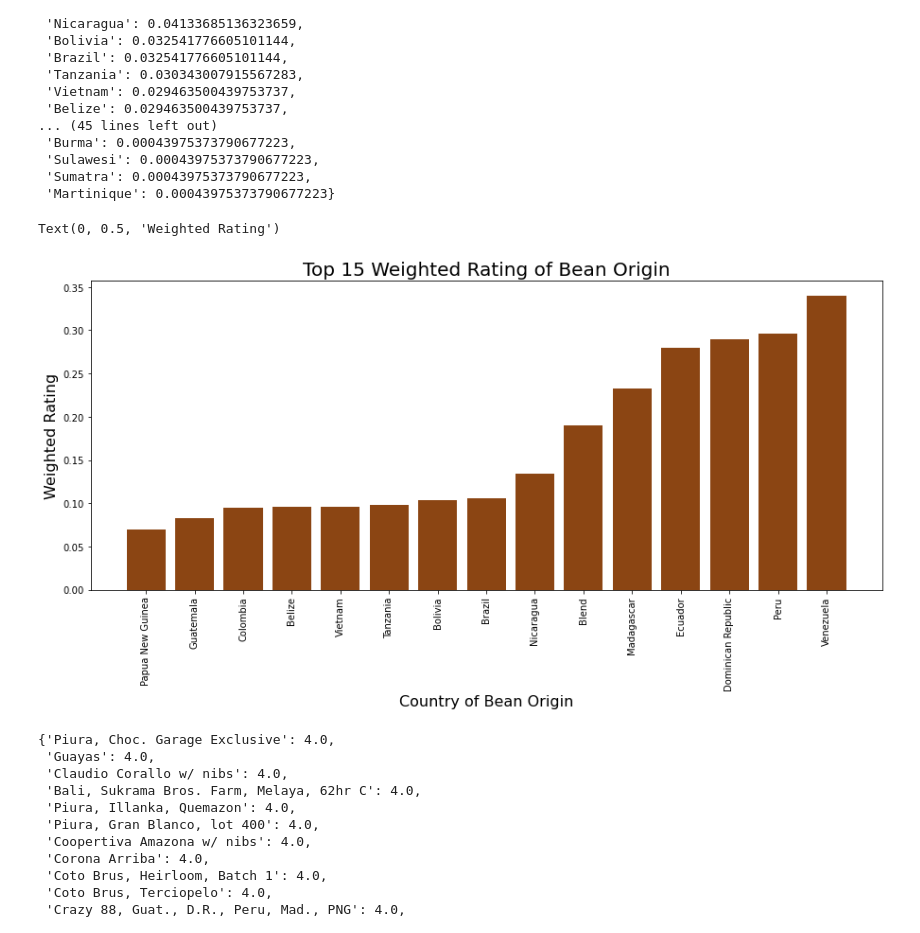
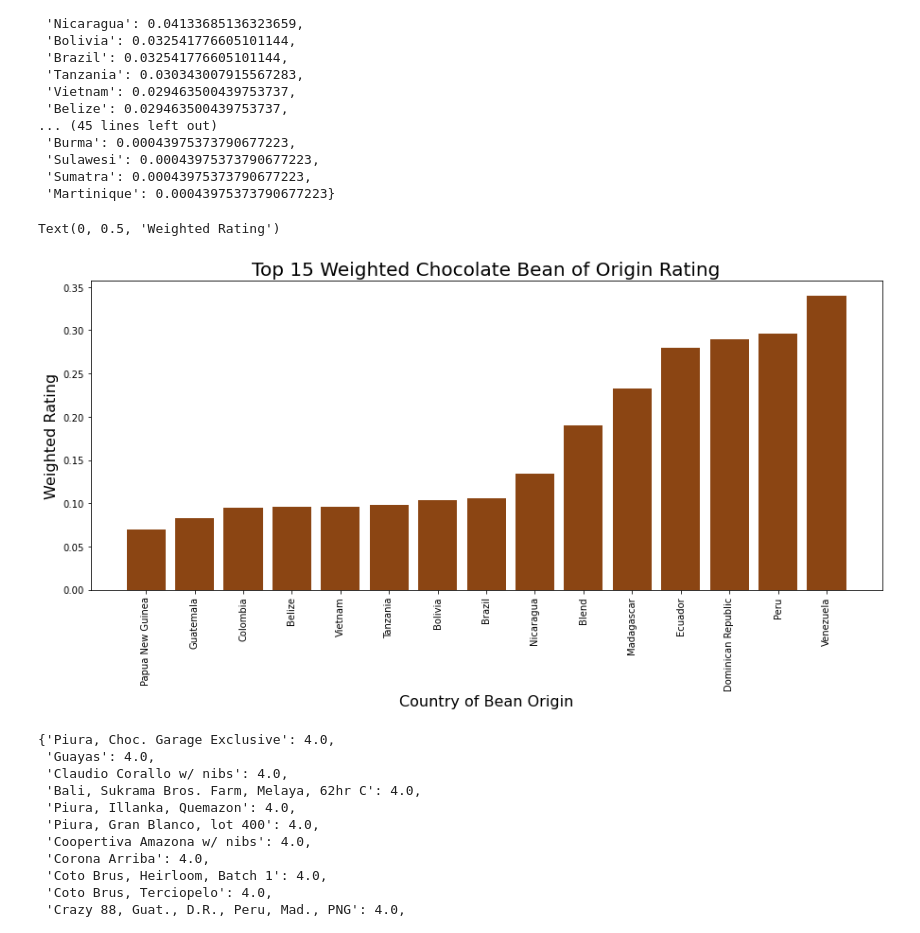
Before and after one commit to Jordantjones/Machine-Learning-Project, a Jupyter notebook: notebooks/exploratory/Qsou/First_EDA.ipynb, the cells around one changed output. Saved outputs shown, nothing was run; the diff lists cells and outputs as text; code cells hidden in the pictures.

```diff
--- a/notebooks/exploratory/Qsou/First_EDA.ipynb
+++ b/notebooks/exploratory/Qsou/First_EDA.ipynb
@@ -315,22 +315,22 @@ beanoricount
 # %%
 con_bean_ori = df.country_of_bean_origin.unique()
 weighted_rating = []
 for bean in con_bean_ori:
     count = beanoricount[bean]
     rating = beanori[bean]
     weighted_rating.append(count * rating)
 sorted_vals = sorted(list(zip(weighted_rating, con_bean_ori)))
 x = [val[1] for val in sorted_vals]
 y = [val[0] for val in sorted_vals]
 plt.figure(figsize=(15,6))
 plt.bar(x[-15:], y[-15:], color = 'saddlebrown')
 plt.xticks(rotation=90);
-plt.title('Top 15 Weighted Rating of Bean Origin', fontsize=20)
+plt.title('Top 15 Weighted Chocolate Bean of Origin Rating', fontsize=20)
 plt.xlabel('Country of Bean Origin', fontsize=16)
 plt.ylabel('Weighted Rating', fontsize=16)
 # %% [output]
 Text(0, 0.5, 'Weighted Rating')
-[figure, old version]
+[figure, new version]
 # %%
 sbobn = df.groupby(['specific_bean_origin_or_bar_name']).mean().sort_values(by='rating', ascending=False)['rating'].to_dict()
 sbobn
```
Also changed, not shown: parts of 4 cells of this notebook, 1 other file.
